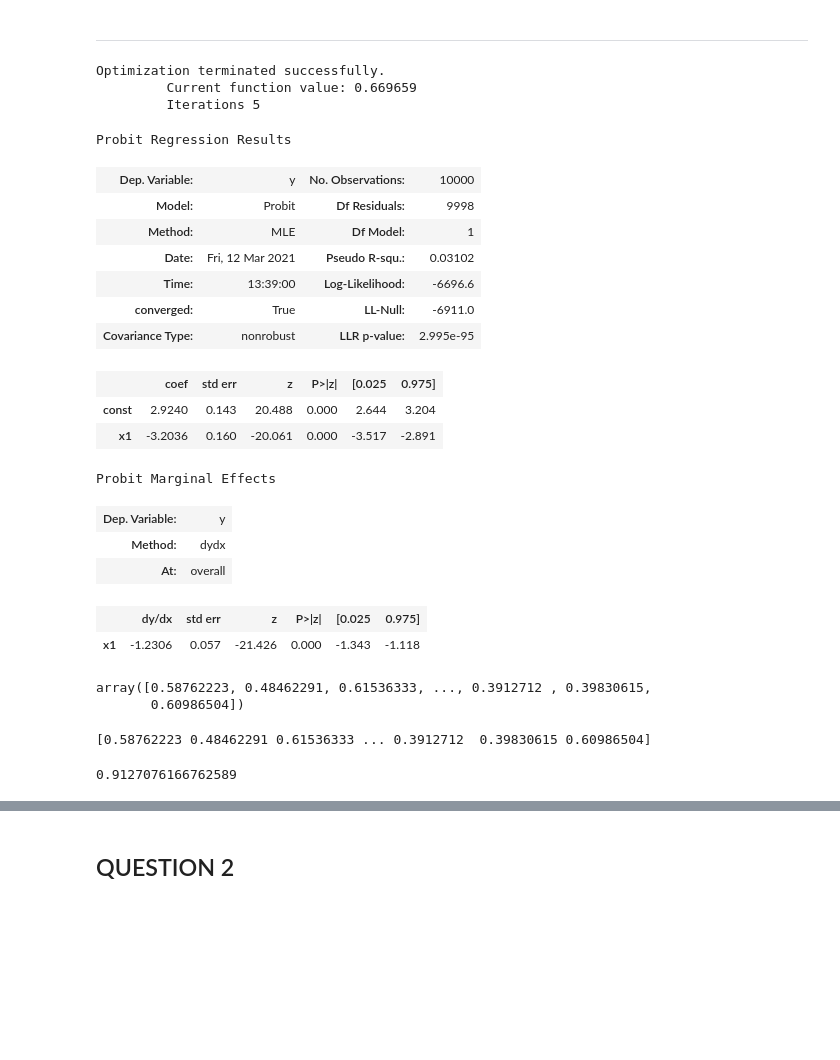
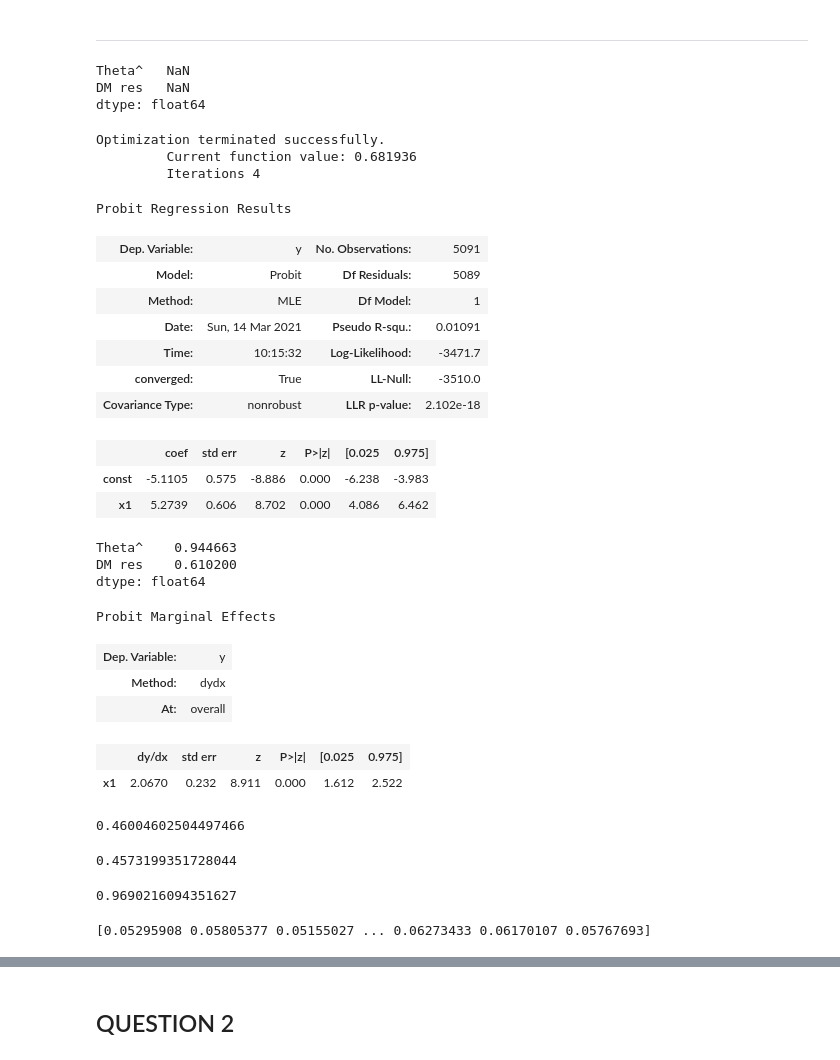
Before and after one commit to GeorgeHockey/metrics-formal-coursework, a Jupyter notebook: problem_2_v2.ipynb, the cells around one changed output, grey strips where cells are left out. Saved outputs shown, nothing was run; the diff lists cells and outputs as text; code cells hidden in the pictures; blank space fills up the shorter version.

```diff
--- a/problem_2_v2.ipynb
+++ b/problem_2_v2.ipynb
@@ -176,27 +217,42 @@ sort_app_dist[31:35]
 -------
 # %% [markdown]
 ------
+# %%
+app_dist[5000:].mean()
+# %% [output]
+Theta^   NaN
+DM res   NaN
+dtype: float64
 # %%
-# 3. PROBIT MODEL
+#  PROBIT MODEL, with estimated thetas above 0.90
 
-model = Probit(dm_100, sm.add_constant(theta_100))
+theta_100_ninety = theta_100[np.where(theta_100>0.90)]
+dm_100_ninety = dm_100[np.where(theta_100>0.90)]
+
+model = Probit(dm_100_ninety, sm.add_constant(theta_100_ninety))
 probit_model = model.fit()
 probit_model.summary()
 # %% [output]
 Optimization terminated successfully.
-         Current function value: 0.669659
-         Iterations 5
+         Current function value: 0.681936
+         Iterations 4
 Probit Regression Results
-| Dep. Variable: | y | No. Observations: | 10000 |
-| Model: | Probit | Df Residuals: | 9998 |
+| Dep. Variable: | y | No. Observations: | 5091 |
+| Model: | Probit | Df Residuals: | 5089 |
 | Method: | MLE | Df Model: | 1 |
-| Date: | Fri, 12 Mar 2021 | Pseudo R-squ.: | 0.03102 |
-| Time: | 13:39:00 | Log-Likelihood: | -6696.6 |
-| converged: | True | LL-Null: | -6911.0 |
-| Covariance Type: | nonrobust | LLR p-value: | 2.995e-95 |
+| Date: | Sun, 14 Mar 2021 | Pseudo R-squ.: | 0.01091 |
+| Time: | 10:15:32 | Log-Likelihood: | -3471.7 |
+| converged: | True | LL-Null: | -3510.0 |
+| Covariance Type: | nonrobust | LLR p-value: | 2.102e-18 |
 |  | coef | std err | z | P>|z| | [0.025 | 0.975] |
-| const | 2.9240 | 0.143 | 20.488 | 0.000 | 2.644 | 3.204 |
-| x1 | -3.2036 | 0.160 | -20.061 | 0.000 | -3.517 | -2.891 |
+| const | -5.1105 | 0.575 | -8.886 | 0.000 | -6.238 | -3.983 |
+| x1 | 5.2739 | 0.606 | 8.702 | 0.000 | 4.086 | 6.462 |
+# %%
+app_dist[9000:10000].mean()
+# %% [output]
+Theta^    0.944663
+DM res    0.610200
+dtype: float64
 # %%
 # Average marginal effect of theta on the probability at each observation
 probit_model.get_margeff(at="overall", method='dydx', atexog=None, dummy=False, count=False).summary()
@@ -206,19 +262,22 @@ Probit Marginal Effects
 | Method: | dydx |
 | At: | overall |
 |  | dy/dx | std err | z | P>|z| | [0.025 | 0.975] |
-| x1 | -1.2306 | 0.057 | -21.426 | 0.000 | -1.343 | -1.118 |
+| x1 | 2.0670 | 0.232 | 8.911 | 0.000 | 1.612 | 2.522 |
 # %%
 # function expressing the probability of a dm rejection in terms of the estimated
-norm.cdf(probit_model.params[0] + theta_100 * probit_model.params[1])
+norm.cdf(probit_model.params[0] + 0.95 * probit_model.params[1]).mean()
 # %% [output]
-array([0.58762223, 0.48462291, 0.61536333, ..., 0.3912712 , 0.39830615,
-       0.60986504])
+0.46004602504497466
 # %%
-# function expressing the probability of a dm rejection in terms of the estimated
-print(norm.cdf(probit_model.params[0] + theta_100 * probit_model.params[1]))
+# function expressing the average probability of a dm rejection in terms of the estimated
+print(norm.cdf(probit_model.params[0] + theta_100_ninety * probit_model.params[1]).mean())
 
 # Value of theta at which it is better to approximate the distribution with a random walk
 (norm.ppf(0.5) - probit_model.params[0]) / probit_model.params[1]
 # %% [output]
-[0.58762223 0.48462291 0.61536333 ... 0.3912712  0.39830615 0.60986504]
+0.4573199351728044
-0.9127076166762589
+0.9690216094351627
+# %%
+print(theta_100 * probit_model.params[1])
+# %% [output]
+[0.05295908 0.05805377 0.05155027 ... 0.06273433 0.06170107 0.05767693]
```
Also changed, not shown: parts of 17 cells of this notebook.
